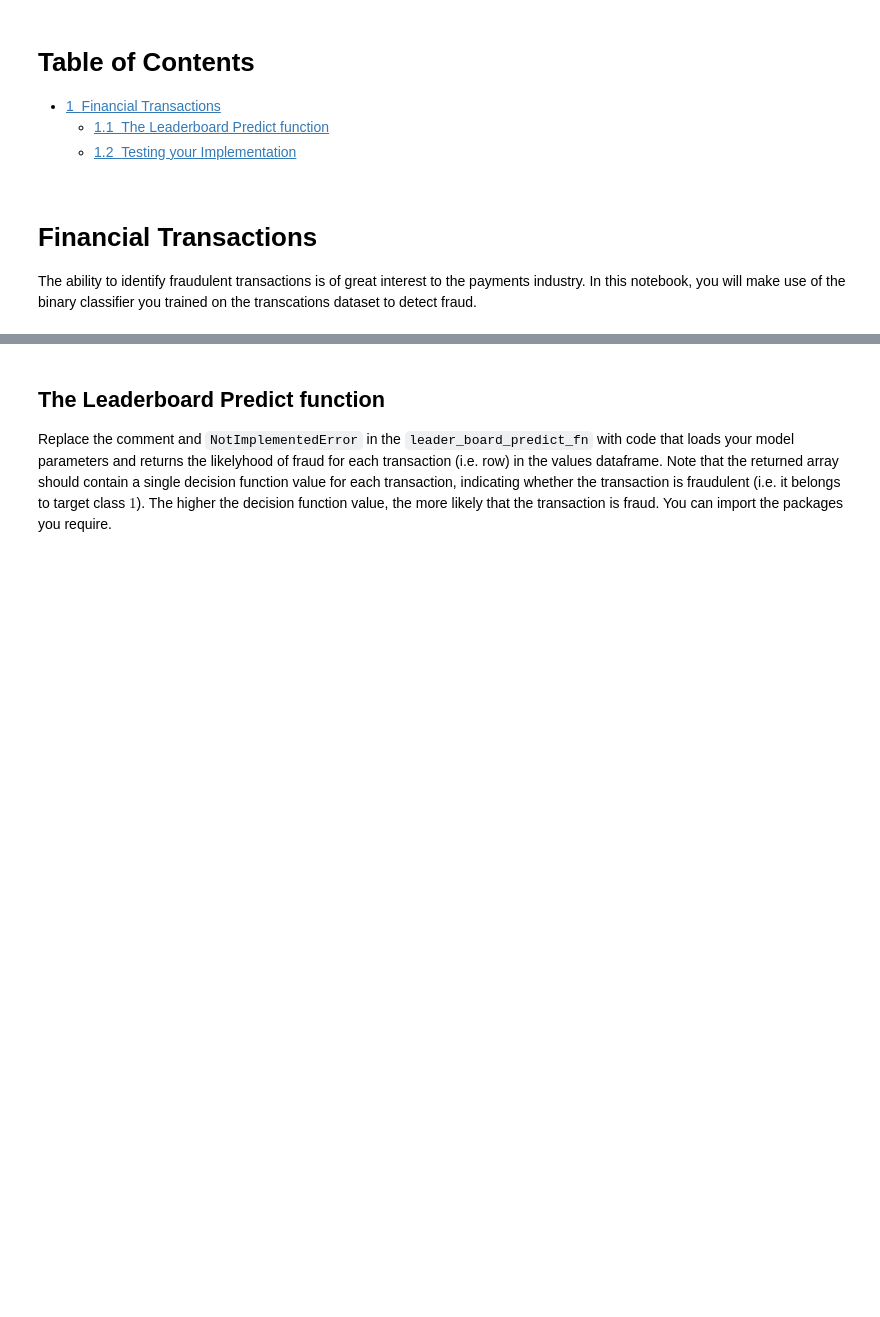
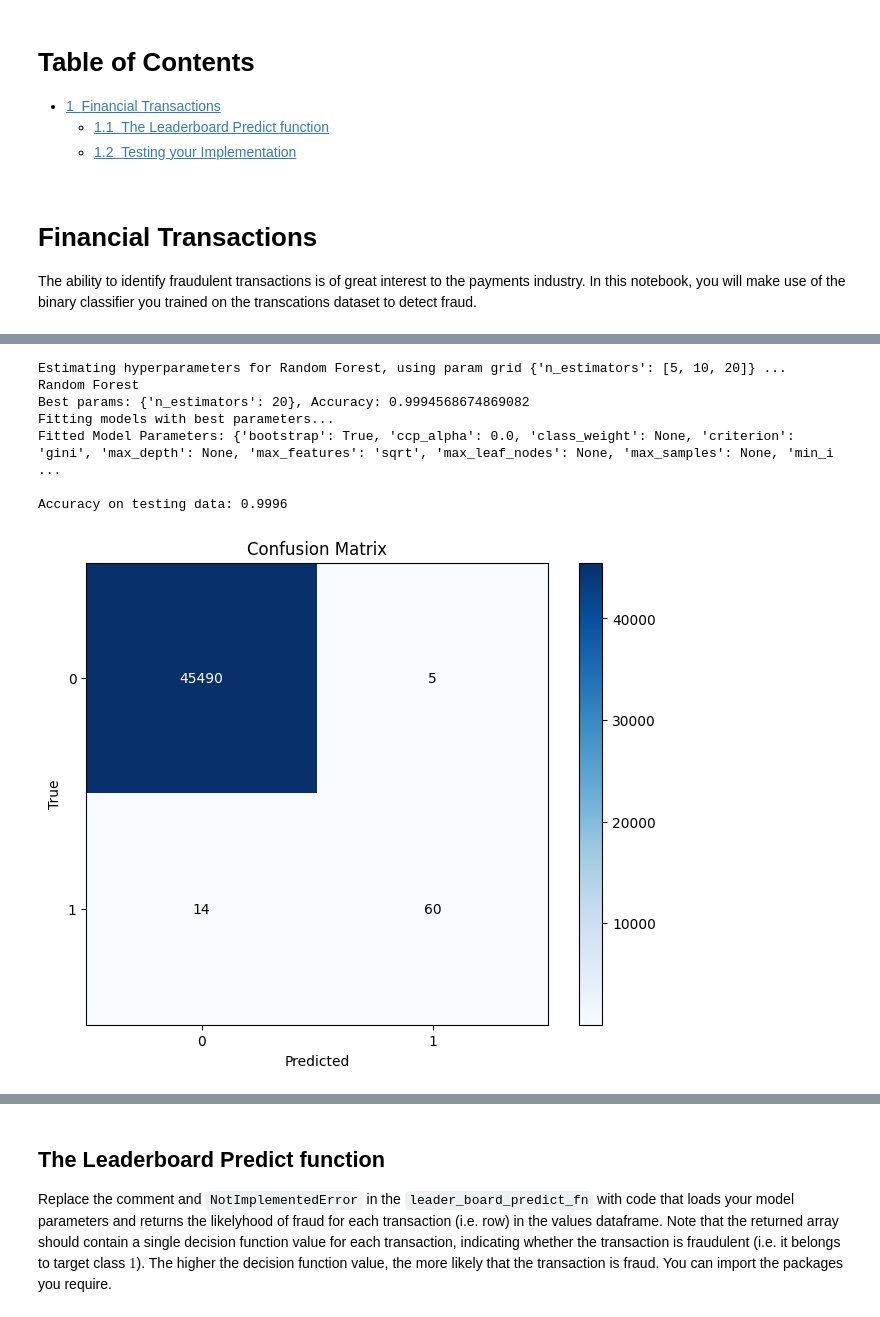
Before and after one commit to jonaserhart/ml_project, a Jupyter notebook: transactions.ipynb, the cells around one changed output, grey strips where cells are left out. Cells and saved outputs as stored; diff of their text form; code cells hidden in the pictures; blank space fills up the shorter version.

```diff
--- a/transactions.ipynb
+++ b/transactions.ipynb
@@ -18,0 +182,15 @@ y_train = train_data["Class"]
+# %%
+# Train random forest
+r_n, r_m, r_p_g = rand_for
+rand_for_acc, rand_for_cm = train_model(r_n, r_m, r_p_g)
+
+model_scores.append((r_n, rand_for_acc, rand_for_cm))
+# %% [output]
+Estimating hyperparameters for Random Forest, using param grid {'n_estimators': [5, 10, 20]} ...
+Random Forest
+Best params: {'n_estimators': 20}, Accuracy: 0.9994568674869082
+Fitting models with best parameters...
+Fitted Model Parameters: {'bootstrap': True, 'ccp_alpha': 0.0, 'class_weight': None, 'criterion': 'gini', 'max_depth': None, 'max_features': 'sqrt', 'max_leaf_nodes': None, 'max_samples': None, 'min_i ...
+
+Accuracy on testing data: 0.9996
+[figure, added]
```
Also changed, not shown: parts of 14 cells of this notebook, 2 other files.
